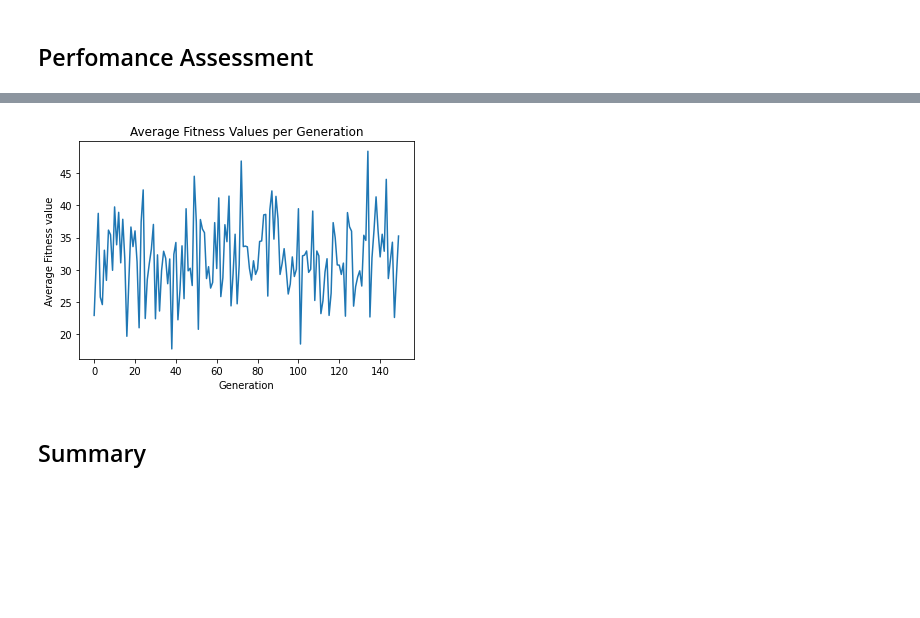
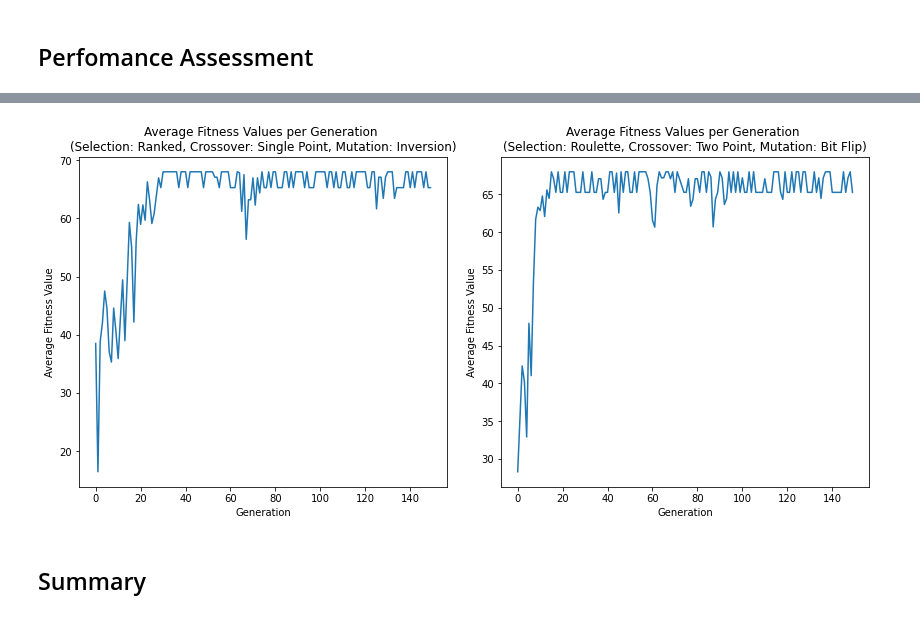
Before and after one commit to SalahAlHaismawi/Artificial-Intelligence-Problems, a Jupyter notebook: Project.ipynb, the cells around one changed output, grey strips where cells are left out. Drawn from its saved outputs; the diff is of its cells as text; code cells hidden in the pictures; blank space fills up the shorter version.

```diff
--- a/Project.ipynb
+++ b/Project.ipynb
@@ -202,7 +164,7 @@ def mutation_inversion(chromosome):
 def mutation_bit_flip(chromosome):
     mutated_chromosome = chromosome[:]
     for i in range(len(mutated_chromosome)):
-        if random.random() < mutation_rate:
+        if random.random() < 0.1:  # 10% chance for bit flipping
             mutated_chromosome[i] = 1 - mutated_chromosome[i]
     return mutated_chromosome
 # %% [markdown]
@@ -222,9 +185,6 @@ def evolve(population, fitness_values, selection_method, crossover_method, mutat
     return next_generation[:25]
 # %%
-def main(selection_method, crossover_method, mutation_method):
-    # Generate an initial population
-    population = generate_population(50)
-
+def main(population, selection_method, crossover_method, mutation_method):
     # Calculate fitness values for each chromosome
     avg_fitness_history = []
     fitness_values = [fitness_function(chromosome) for chromosome in population]
@@ -241,7 +201,7 @@ def main(selection_method, crossover_method, mutation_method):
         avg_fitness_history.append(sum(fitness_values) / len(fitness_values))
 
        # Find the best fitness value and corresponding combination
-    best_fitness = max(fitness_values)
+        best_fitness = max(fitness_values)
     best_combination = population[fitness_values.index(best_fitness)].copy()
 
     # Display the total combination and the content of the combination
@@ -280,7 +243,7 @@ def main(selection_method, crossover_method, mutation_method):
 
 print("Best holiday set (Selection Method: Ranked, Crossover Method: Single Point, Mutation Method: Inversion):")
 print()
-best_holiday_set_1, avg_fitness_history_1 = main(selection_roulette_wheel, crossover_two_point, mutation_bit_flip)
+best_holiday_set_1, avg_fitness_history_1 = main(population, selection_roulette_wheel, crossover_two_point, mutation_inversion)
 # %% [output]
 Best holiday set (Selection Method: Ranked, Crossover Method: Single Point, Mutation Method: Inversion):
 
@@ -299,3 +262,12 @@ Unit Price:
 8.0
 Total Price:
 200.0
+# %%
+# Test 1
+# Selection Method: Rolette wheel
+# Crossover Method: Two Point
+# Mutation Method: Inversion
+
+print("Best holiday set (Selection Method: Rolette wheel, Crossover Method: Two Point, Mutation Method: Inversion):")
+print()
+best_holiday_set_2, avg_fitness_history_2 = main(population, selection_roulette_wheel, crossover_two_point, mutation_bit_flip)
@@ -302,16 +292,30 @@ Total Price:
 # %%
-x = range(0,len(avg_fitness_history_1))
-y = avg_fitness_history_1
+# Create a figure and two subplots
+fig, (ax1, ax2) = plt.subplots(1, 2, figsize=(12, 6))
 
-plt.plot(x, y)
+# Plot for Best holiday set (Selection Method: Ranked wheel, Crossover Method: Single Point, Mutation Method: Inversion)
+x1 = range(len(avg_fitness_history_1))
+y1 = avg_fitness_history_1
 
-plt.title("Average Fitness Values per Generation")
-plt.xlabel("Generation")
-plt.ylabel("Average Fitness value")
+ax1.plot(x1, y1)
+ax1.set_title("Average Fitness Values per Generation \n(Selection: Ranked, Crossover: Single Point, Mutation: Inversion)")
+ax1.set_xlabel("Generation")
+ax1.set_ylabel("Average Fitness Value")
+
+# Plot for Best holiday set (Selection Method: Roulette wheel, Crossover Method: Two Point, Mutation Method: Bit Flip)
+x2 = range(len(avg_fitness_history_2))
+y2 = avg_fitness_history_2
+
+ax2.plot(x2, y2)
+ax2.set_title("Average Fitness Values per Generation \n(Selection: Roulette, Crossover: Two Point, Mutation: Bit Flip)")
+ax2.set_xlabel("Generation")
+ax2.set_ylabel("Average Fitness Value")
+
+plt.tight_layout(pad=2.0)  # Add more padding between subplots
 
 plt.show()
 # %% [output]
-[figure, old version]
+[figure, new version]
 # %% [markdown]
 ## Summary
 # %% [markdown]
```
Also changed, not shown: parts of 49 cells of this notebook.
